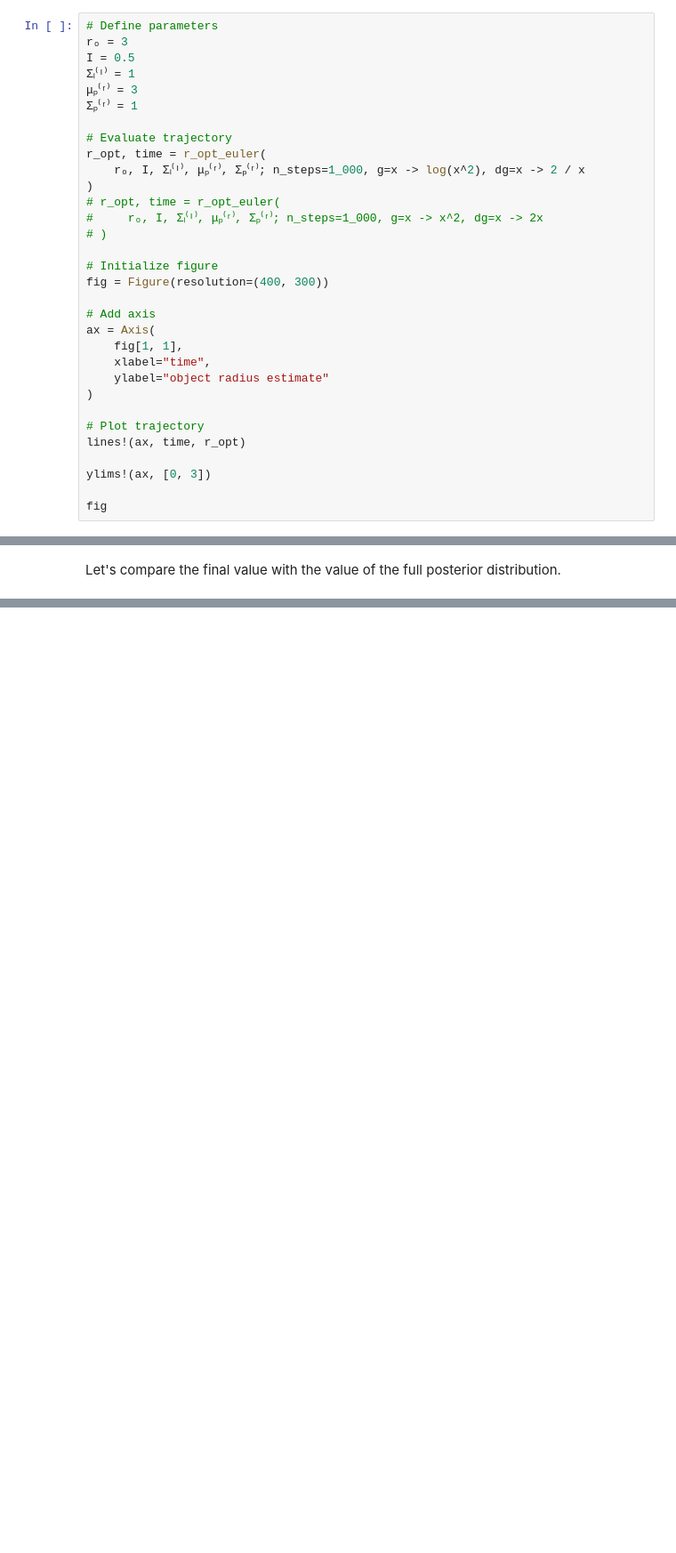
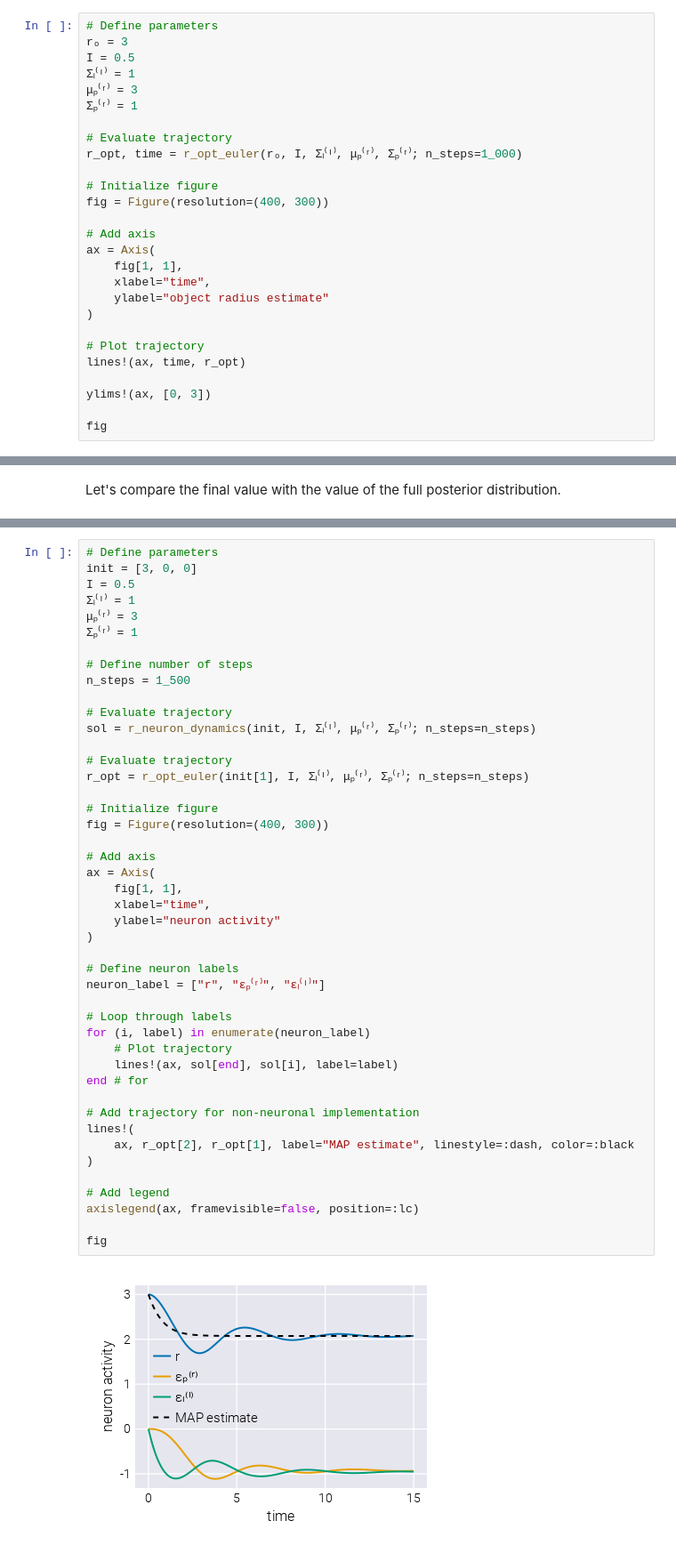
Before and after one commit to mrazomej/active_inference_tutorials, a Jupyter notebook: code/exploratory/bogacz_2017.ipynb, the cells around one changed output, grey strips where cells are left out. Shown: that part at 89% size. Cells and saved outputs as stored; diff of their text form; blank space fills up the shorter version.

Commit message:
exercise 3 with neuronal network dynamics

```diff
--- a/code/exploratory/bogacz_2017.ipynb
+++ b/code/exploratory/bogacz_2017.ipynb
@@ -348,12 +352,7 @@ I = 0.5
 Σₚ⁽ʳ⁾ = 1
 
 # Evaluate trajectory
-r_opt, time = r_opt_euler(
-    rₒ, I, Σₗ⁽ᴵ⁾, μₚ⁽ʳ⁾, Σₚ⁽ʳ⁾; n_steps=1_000, g=x -> log(x^2), dg=x -> 2 / x
-)
-# r_opt, time = r_opt_euler(
-#     rₒ, I, Σₗ⁽ᴵ⁾, μₚ⁽ʳ⁾, Σₚ⁽ʳ⁾; n_steps=1_000, g=x -> x^2, dg=x -> 2x
-# )
+r_opt, time = r_opt_euler(rₒ, I, Σₗ⁽ᴵ⁾, μₚ⁽ʳ⁾, Σₚ⁽ʳ⁾; n_steps=1_000)
 
 # Initialize figure
 fig = Figure(resolution=(400, 300))
@@ -420,0 +557,47 @@ fig
+# %%
+# Define parameters
+init = [3, 0, 0]
+I = 0.5
+Σₗ⁽ᴵ⁾ = 1
+μₚ⁽ʳ⁾ = 3
+Σₚ⁽ʳ⁾ = 1
+
+# Define number of steps
+n_steps = 1_500
+
+# Evaluate trajectory
+sol = r_neuron_dynamics(init, I, Σₗ⁽ᴵ⁾, μₚ⁽ʳ⁾, Σₚ⁽ʳ⁾; n_steps=n_steps)
+
+# Evaluate trajectory
+r_opt = r_opt_euler(init[1], I, Σₗ⁽ᴵ⁾, μₚ⁽ʳ⁾, Σₚ⁽ʳ⁾; n_steps=n_steps)
+
+# Initialize figure
+fig = Figure(resolution=(400, 300))
+
+# Add axis
+ax = Axis(
+    fig[1, 1],
+    xlabel="time",
+    ylabel="neuron activity"
+)
+
+# Define neuron labels
+neuron_label = ["r", "εₚ⁽ʳ⁾", "εₗ⁽ᴵ⁾"]
+
+# Loop through labels
+for (i, label) in enumerate(neuron_label)
+    # Plot trajectory
+    lines!(ax, sol[end], sol[i], label=label)
+end # for
+
+# Add trajectory for non-neuronal implementation
+lines!(
+    ax, r_opt[2], r_opt[1], label="MAP estimate", linestyle=:dash, color=:black
+)
+
+# Add legend
+axislegend(ax, framevisible=false, position=:lc)
+
+fig
+# %% [output]
+[figure, added]
```
Also changed, not shown: parts of 12 cells of this notebook.
